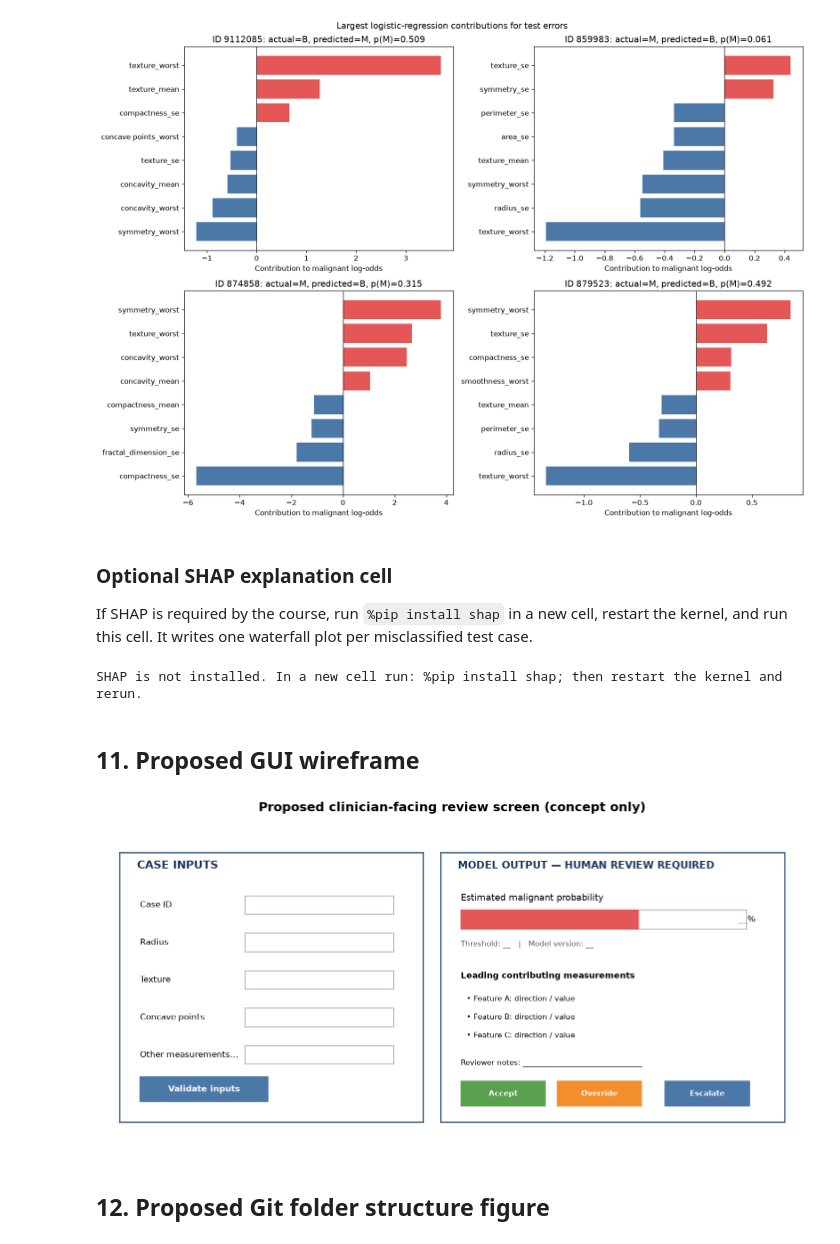
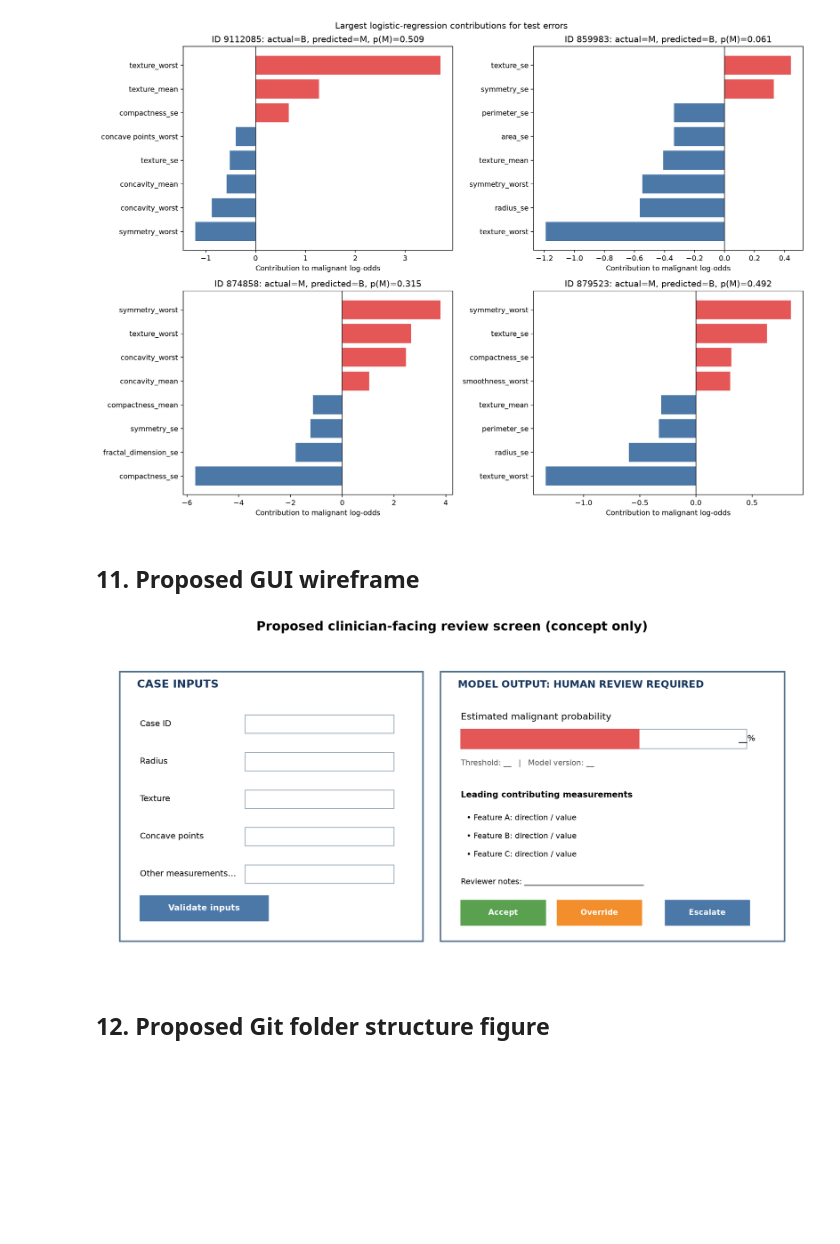
Before and after one commit to ApteryxDev/model-engineering-breast-cancer, a Jupyter notebook: notebooks/generate_report_figures.ipynb, the cells around one changed output. Cells and saved outputs as stored; diff of their text form; code cells hidden in the pictures; blank space fills up the shorter version.

```diff
--- a/notebooks/generate_report_figures.ipynb
+++ b/notebooks/generate_report_figures.ipynb
@@ -394,60 +389,38 @@ fig.savefig(FIGURE_DIR / "misclassified_case_contributions.png", bbox_inches="ti
 plt.show()
 # %% [output]
 [figure]
-# %% [markdown]
-### Optional SHAP explanation cell
-
-If SHAP is required by the course, run `%pip install shap` in a new cell, restart the kernel, and run this cell. It writes one waterfall plot per misclassified test case.
-# %%
-try:
-    import shap
-except ImportError:
-    print("SHAP is not installed. In a new cell run: %pip install shap; then restart the kernel and rerun.")
-else:
-    X_train_scaled = pd.DataFrame(scaler.transform(X_train), columns=feature_names)
-    explainer = shap.Explainer(lr, X_train_scaled, feature_names=feature_names)
-    shap_values = explainer(X_test_scaled.iloc[error_idx])
-    for i, row_idx in enumerate(error_idx):
-        case_id = ids_test.iloc[row_idx]
-        shap.plots.waterfall(shap_values[i], max_display=10, show=False)
-        plt.title(f"SHAP explanation: test case {case_id}")
-        plt.tight_layout()
-        plt.savefig(FIGURE_DIR / f"shap_error_{case_id}.png", bbox_inches="tight")
-        plt.show()
-# %% [output]
-SHAP is not installed. In a new cell run: %pip install shap; then restart the kernel and rerun.
 # %% [markdown]
 ## 11. Proposed GUI wireframe
 # %%
 fig, ax = plt.subplots(figsize=(12, 6))
 ax.set_xlim(0, 12); ax.set_ylim(0, 7); ax.axis("off")
 # Panel frames
 for x,y,w,h in [(0.3,0.5,5.2,5.9),(5.8,0.5,5.9,5.9)]:
     ax.add_patch(plt.Rectangle((x,y),w,h,fill=False,linewidth=1.8,edgecolor="#55718D"))
 ax.text(.6,6.05,"CASE INPUTS",fontsize=13,weight="bold",color="#17365D")
-ax.text(6.1,6.05,"MODEL OUTPUT — HUMAN REVIEW REQUIRED",fontsize=12,weight="bold",color="#17365D")
+ax.text(6.1,6.05,"MODEL OUTPUT: HUMAN REVIEW REQUIRED",fontsize=12,weight="bold",color="#17365D")
 for j,label in enumerate(["Case ID", "Radius", "Texture", "Concave points", "Other measurements…"]):
     y=5.25-j*.82
     ax.text(.65,y,label,fontsize=10,va="center")
     ax.add_patch(plt.Rectangle((2.45,y-.20),2.55,.40,fill=False,edgecolor="#9EACBA"))
 ax.add_patch(plt.Rectangle((.65,.95),2.2,.55,color="#4C78A8")); ax.text(1.75,1.22,"Validate inputs",ha="center",va="center",color="white",weight="bold")
 ax.text(6.15,5.35,"Estimated malignant probability",fontsize=11)
 ax.add_patch(plt.Rectangle((6.15,4.72),4.9,.42,fill=False,edgecolor="#9EACBA"))
 ax.add_patch(plt.Rectangle((6.15,4.72),3.05,.42,color="#E45756")); ax.text(11.2,4.93,"__%",va="center",ha="right")
 ax.text(6.15,4.35,"Threshold: __   |   Model version: __",fontsize=9,color="#555555")
 ax.text(6.15,3.65,"Leading contributing measurements",fontsize=10,weight="bold")
 ax.text(6.25,3.15,"• Feature A: direction / value",fontsize=9)
 ax.text(6.25,2.75,"• Feature B: direction / value",fontsize=9)
 ax.text(6.25,2.35,"• Feature C: direction / value",fontsize=9)
 ax.text(6.15,1.75,"Reviewer notes: ______________________________",fontsize=9)
 for x,label,color in [(6.15,"Accept", "#59A14F"),(7.8,"Override", "#F28E2B"),(9.65,"Escalate", "#4C78A8")]:
     ax.add_patch(plt.Rectangle((x,.85),1.45,.55,color=color)); ax.text(x+.725,1.12,label,ha="center",va="center",color="white",weight="bold",fontsize=9)
 fig.suptitle("Proposed clinician-facing review screen (concept only)",fontsize=15,weight="bold")
 fig.tight_layout()
 fig.savefig(FIGURE_DIR / "gui_wireframe.png", bbox_inches="tight")
 plt.show()
 # %% [output]
-[figure, old version]
+[figure, new version]
 # %% [markdown]
 ## 12. Proposed Git folder structure figure
 # %%
```
Also changed, not shown: parts of 15 cells of this notebook, 7 other files.
